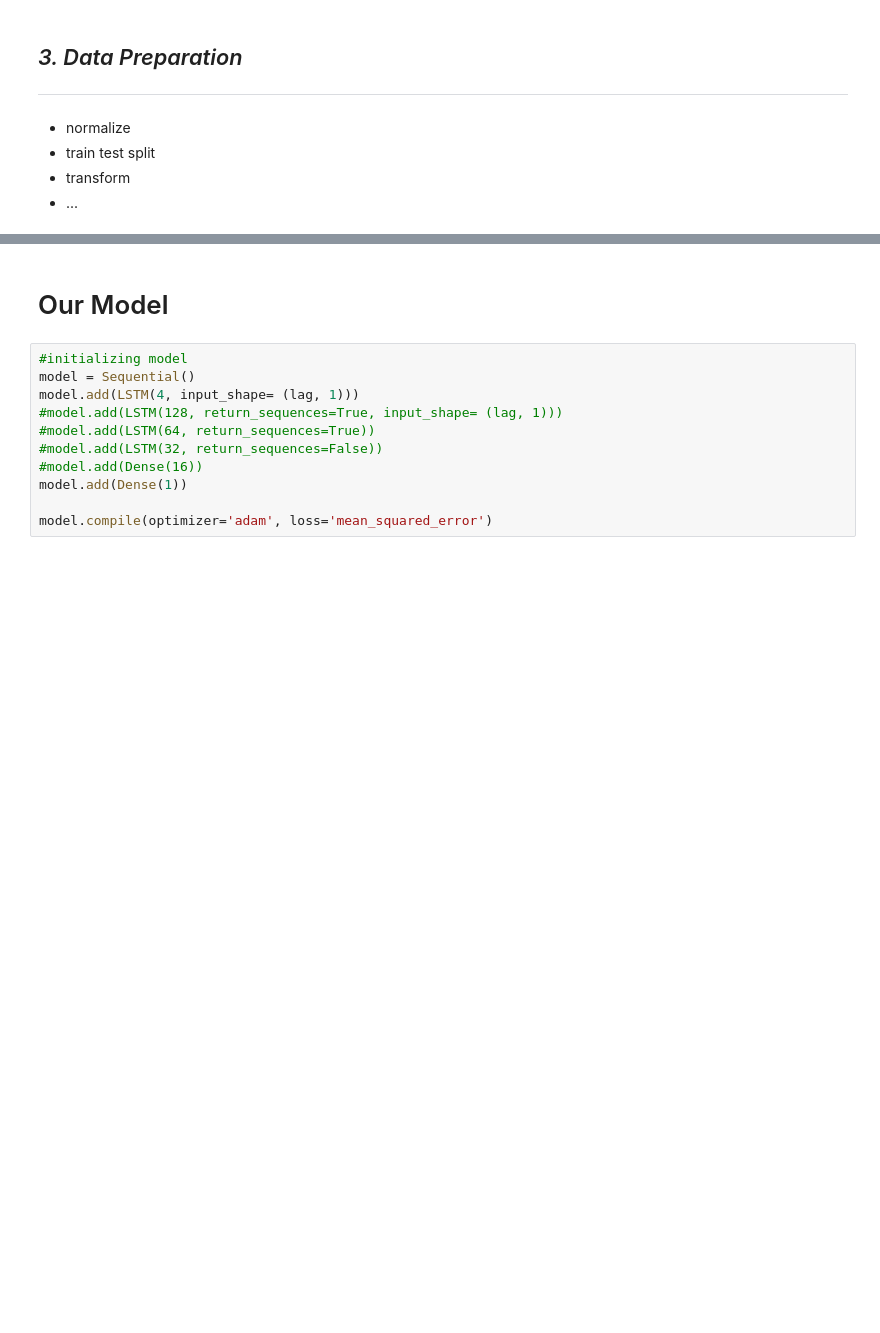
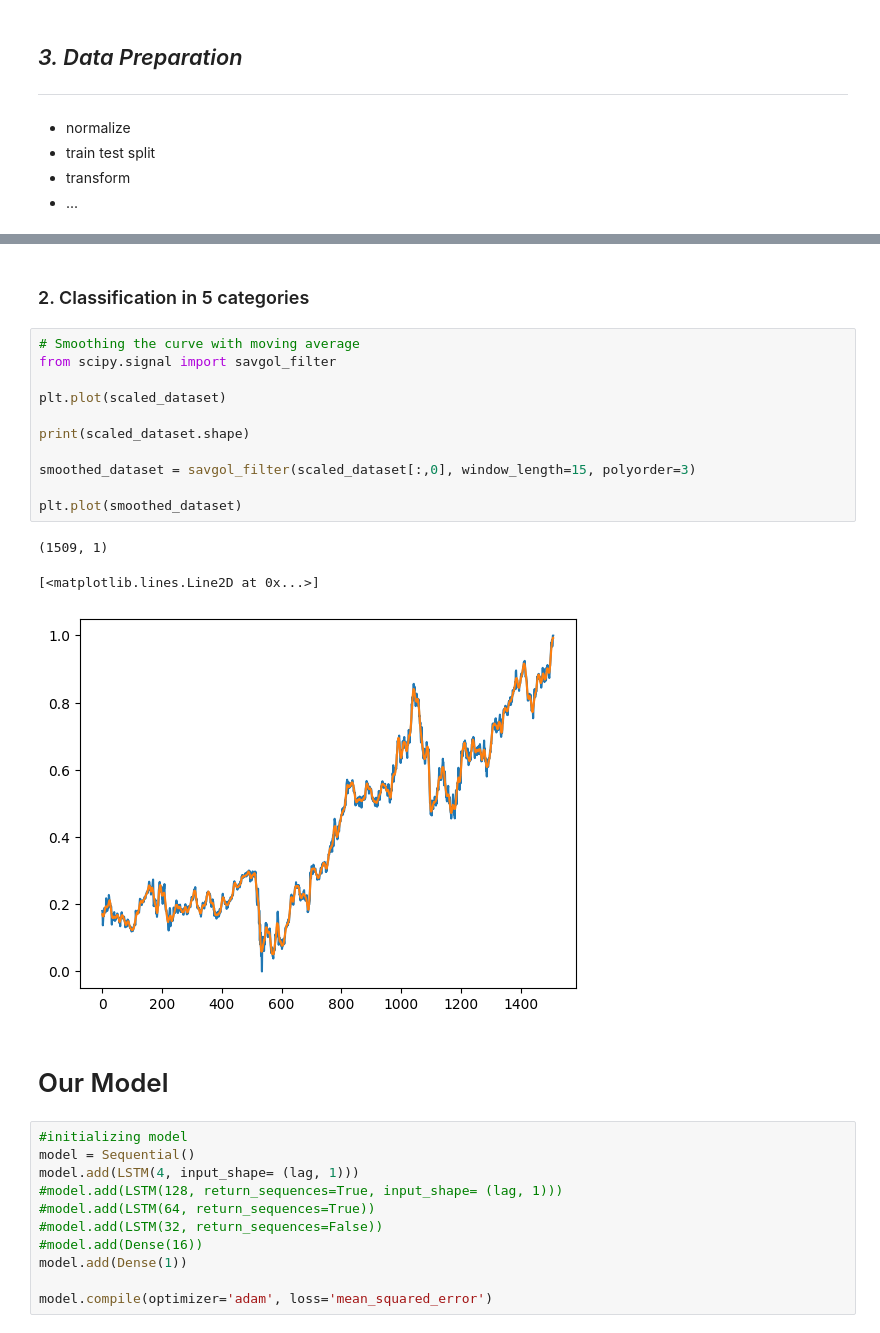
Before and after one commit to hpfref/Financial-Forecasting, a Jupyter notebook: notebook.ipynb, the cells around one changed output, grey strips where cells are left out. Saved outputs shown, nothing was run; the diff lists cells and outputs as text; blank space fills up the shorter version.

Commit message:
Smoothing

```diff
--- a/notebook.ipynb
+++ b/notebook.ipynb
@@ -211,3 +242,20 @@ array([[0.30093272, 0.38684338, 0.31075112, ..., 0.23318607, 0.21698573,
+# %% [markdown]
+### 2. Classification in 5 categories
+# %%
+# Smoothing the curve with moving average
+from scipy.signal import savgol_filter
+
+plt.plot(scaled_dataset)
+
+print(scaled_dataset.shape)
+
+smoothed_dataset = savgol_filter(scaled_dataset[:,0], window_length=15, polyorder=3)
+
+plt.plot(smoothed_dataset)
+# %% [output]
+(1509, 1)
+[<matplotlib.lines.Line2D at 0x...>]
+[figure, added]
 # %% [markdown]
 # Our Model
 # %%
```
Also changed, not shown: parts of 13 cells of this notebook.
